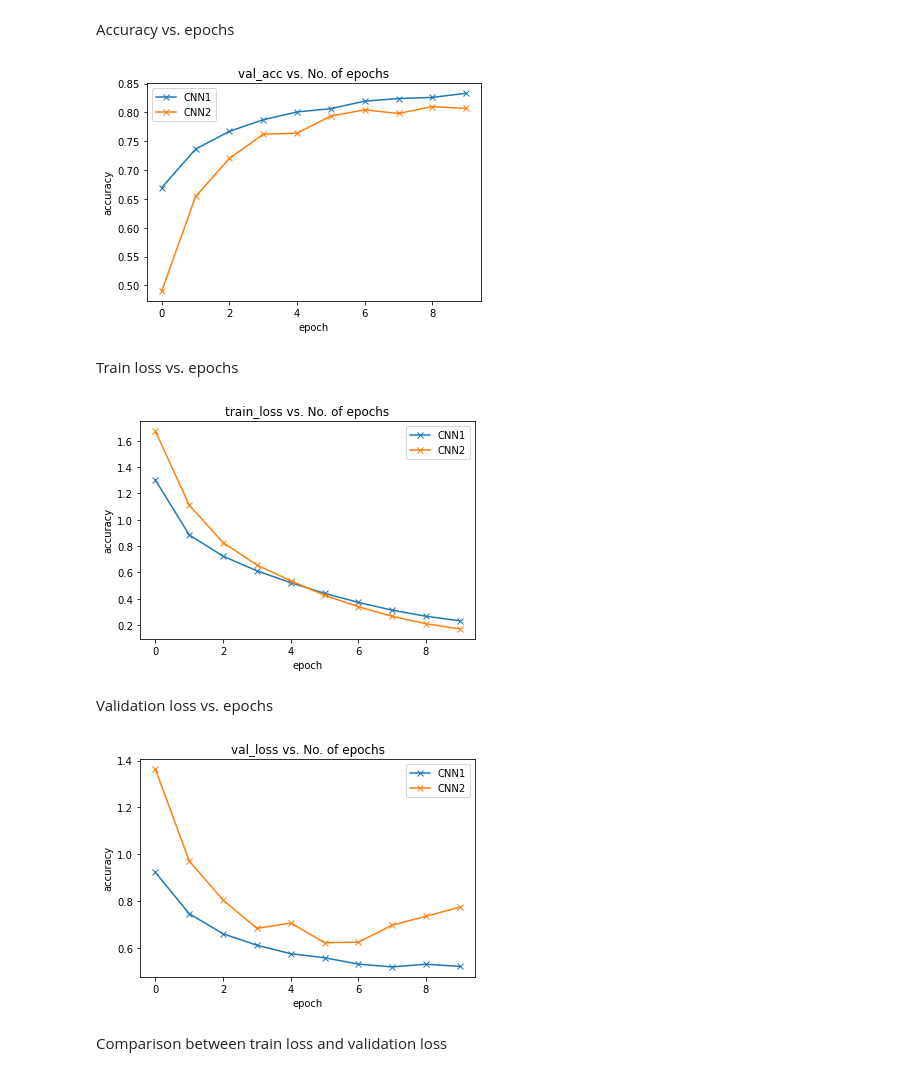
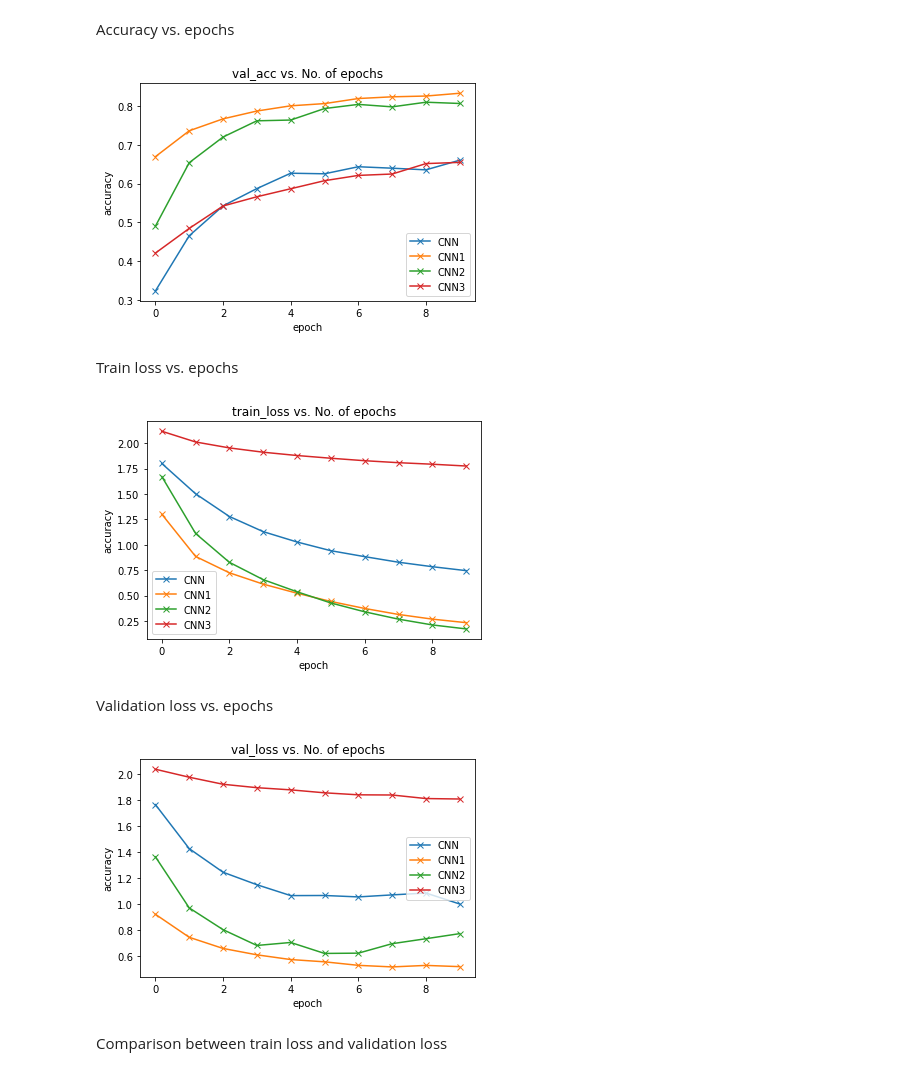
Before and after one commit to berbomeister/ML-project, a Jupyter notebook: ML project/waiting.ipynb, the cells around one changed output. Drawn from its saved outputs; the diff is of its cells as text; code cells hidden in the pictures.

Commit message:
update
Final model trained and uploaded.

```diff
--- a/ML project/waiting.ipynb
+++ b/ML project/waiting.ipynb
@@ -557,0 +561,8 @@ for lr in learning_rate:
+# %%
+def plot_metric(history,id,metric = 'val_acc'):
+    metrics = [x[metric] for x in history]
+    plt.figure("metric "+id)
+    plt.plot(metrics, '-x')
+    plt.xlabel('epoch')
+    plt.ylabel('accuracy')
+    plt.title(f'{id}')
@@ -588,12 +637,12 @@ Folders with all the architectures' iterations will not be included, due to size
 # %%
 #loading the models
 
-# PATH = './best_models/CNN.pth'
-# best_model_cnn = CNN()
-# best_model_cnn.load_state_dict(torch.load(PATH))
-# PATH = './best_models/CNN_history.pt'
-# best_history_cnn = torch.load(PATH)
-# print("Finished loading CNN")
+PATH = './best_models/CNN.pth'
+best_model_cnn = CNN()
+best_model_cnn.load_state_dict(torch.load(PATH))
+PATH = './best_models/CNN_history.pt'
+best_history_cnn = torch.load(PATH)
+print("Finished loading CNN")
 
 PATH = './best_models/CNN1.pth'
 best_model_cnn1 = CNN1()
@@ -609,10 +658,10 @@ PATH = './best_models/CNN2_history.pt'
 best_history_cnn2 = torch.load(PATH)
 print("Finished loading CNN2")
 
-# PATH = './best_models/CNN3.pth'
-# best_model_cnn3 = CNN3()
-# best_model_cnn3.load_state_dict(torch.load(PATH))
-# PATH = './best_models/CNN3_history.pt'
-# best_history_cnn3 = torch.load(PATH)
-# print("Finished loading CNN3")
+PATH = './best_models/CNN3.pth'
+best_model_cnn3 = CNN3()
+best_model_cnn3.load_state_dict(torch.load(PATH))
+PATH = './best_models/CNN3_history.pt'
+best_history_cnn3 = torch.load(PATH)
+print("Finished loading CNN3")
 # %% [output]
@@ -633,36 +684,36 @@ def plot_metric(history,metric = 'val_acc'):
 # %% [markdown]
 Accuracy vs. epochs
 # %%
-# plot_metric(best_history_cnn)
+plot_metric(best_history_cnn)
 plot_metric(best_history_cnn1)
 plot_metric(best_history_cnn2)
-# plot_metric(best_history_cnn3)
-plt.legend(["CNN1","CNN2"])#["CNN","CNN1","CNN2","CNN3"]
+plot_metric(best_history_cnn3)
+plt.legend(["CNN","CNN1","CNN2","CNN3"])
 plt.show()
 # %% [output]
-[figure, old version]
+[figure, new version]
 # %% [markdown]
 Train loss vs. epochs
 # %%
-# plot_metric(best_history_cnn,'train_loss')
+plot_metric(best_history_cnn,'train_loss')
 plot_metric(best_history_cnn1,'train_loss')
 plot_metric(best_history_cnn2,'train_loss')
-# plot_metric(best_history_cnn3,'train_loss')
-plt.legend(["CNN1","CNN2"])#["CNN","CNN1","CNN2","CNN3"]
+plot_metric(best_history_cnn3,'train_loss')
+plt.legend(["CNN","CNN1","CNN2","CNN3"])
 plt.show()
 # %% [output]
-[figure, old version]
+[figure, new version]
 # %% [markdown]
 Validation loss vs. epochs
 # %%
-# plot_metric(best_history_cnn,'val_loss')
+plot_metric(best_history_cnn,'val_loss')
 plot_metric(best_history_cnn1,'val_loss')
 plot_metric(best_history_cnn2,'val_loss')
-# plot_metric(best_history_cnn3,'val_loss')
-plt.legend(["CNN1","CNN2"])#["CNN","CNN1","CNN2","CNN3"]
+plot_metric(best_history_cnn3,'val_loss')
+plt.legend(["CNN","CNN1","CNN2","CNN3"])
 plt.show()
 # %% [output]
-[figure, old version]
+[figure, new version]
 # %% [markdown]
 Comparison between train loss and validation loss
 # %%
```
Also changed, not shown: parts of 32 cells of this notebook, 12 other files.
